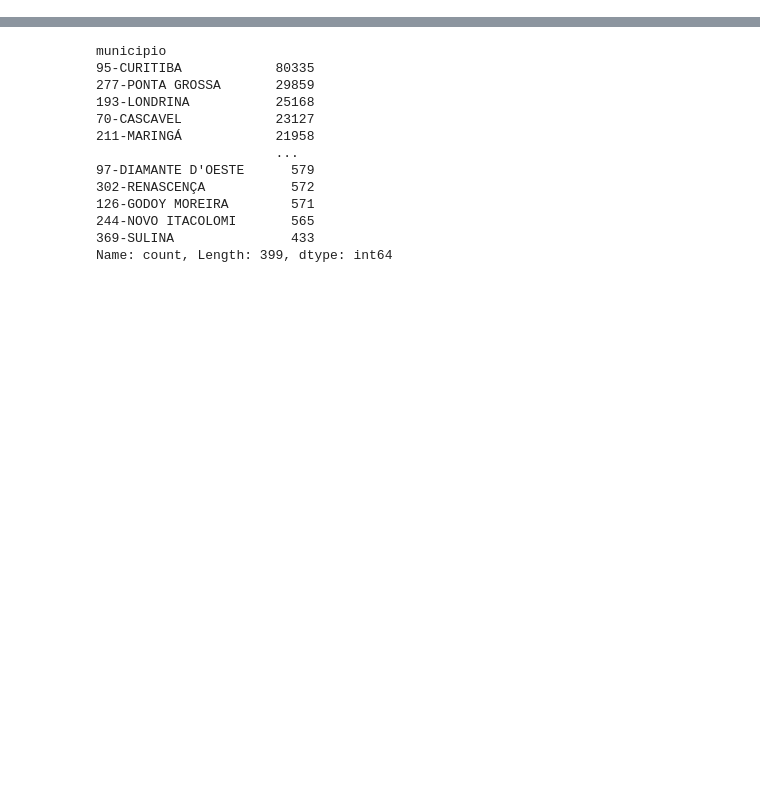
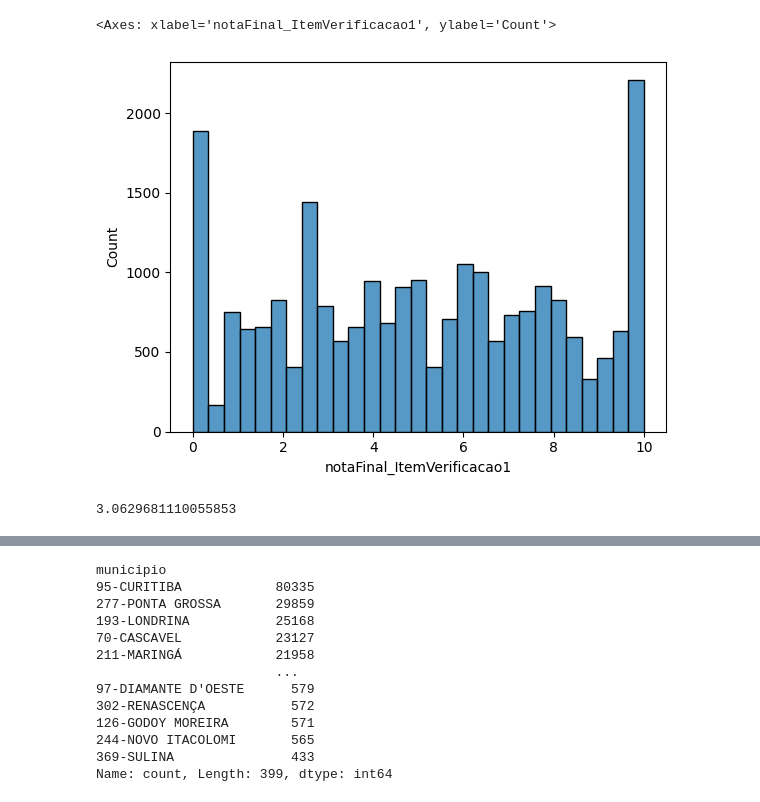
Before and after one commit to rbcip/IND-EDU-PR-META04, a Jupyter notebook: notebooks/exploracao_arquivos.ipynb, the cells around one changed output, grey strips where cells are left out. Drawn from its saved outputs; the diff is of its cells as text; code cells hidden in the pictures; blank space fills up the shorter version.

```diff
--- a/notebooks/exploracao_arquivos.ipynb
+++ b/notebooks/exploracao_arquivos.ipynb
@@ -62,0 +75,9 @@ df.describe()
+# %%
+sns.histplot(df.query('notaFinalPonderada1 < 5')['notaFinal_ItemVerificacao1'])
+# %% [output]
+<Axes: xlabel='notaFinal_ItemVerificacao1', ylabel='Count'>
+[figure, added]
+# %%
+df.query('notaFinalPonderada1 < 5')['notaFinal_ItemVerificacao1'].std()
+# %% [output]
+3.0629681110055853
```
Also changed, not shown: parts of 34 cells of this notebook.
